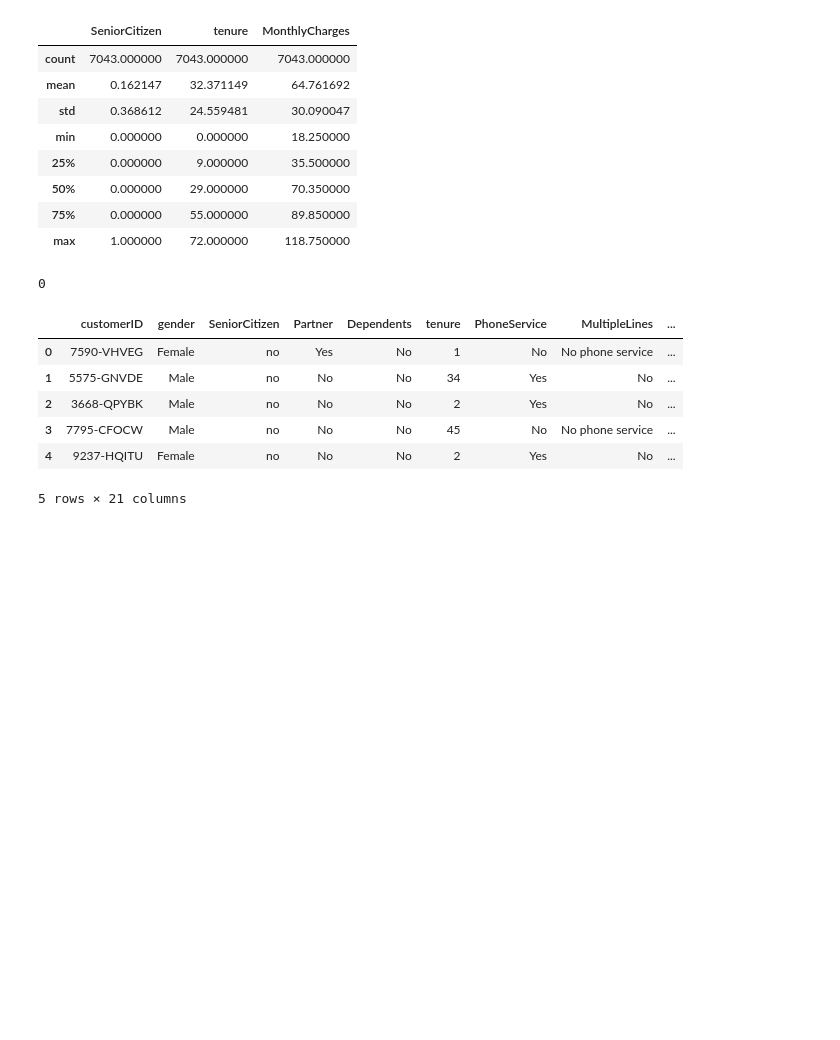
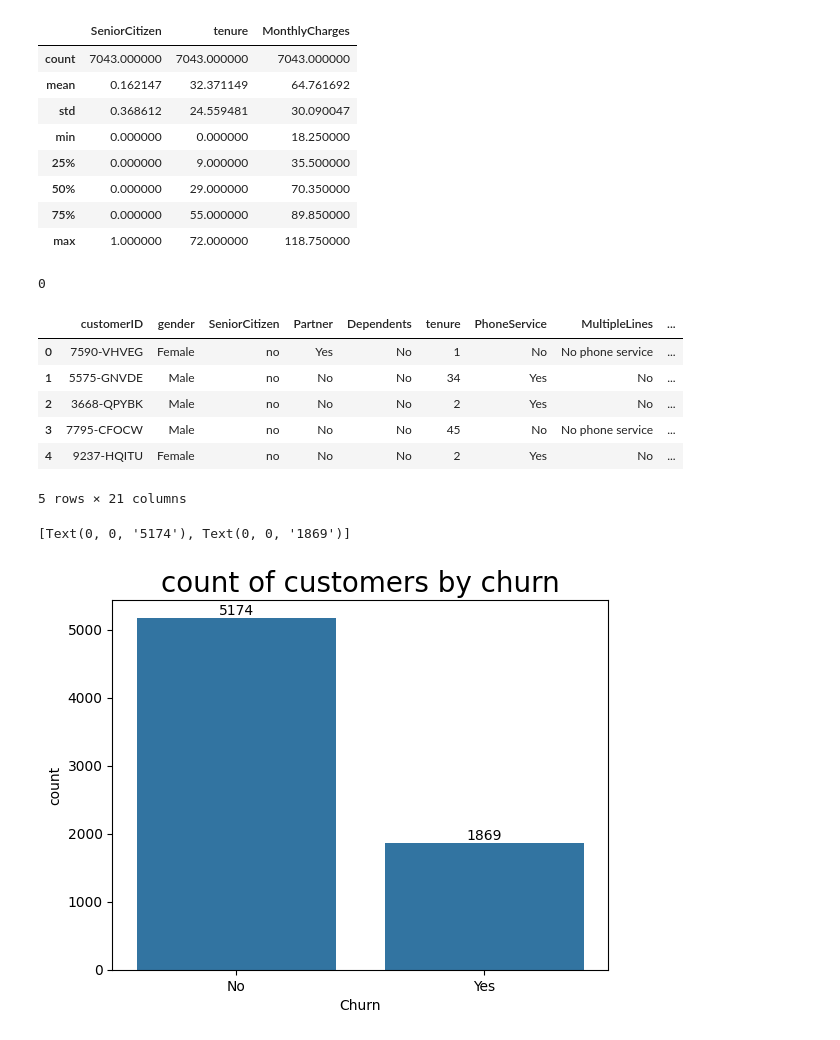
Before and after one commit to nazkisam/DataAnalysisTelecom, a Jupyter notebook: exploration.ipynb, the cells around one changed output. Drawn from its saved outputs; the diff is of its cells as text; code cells hidden in the pictures; blank space fills up the shorter version.

```diff
--- a/exploration.ipynb
+++ b/exploration.ipynb
@@ -52,3 +52,9 @@ df.isnull()
 | 7041 | False | False | False | False | False | False | False | False | ... |
 | 7042 | False | False | False | False | False | False | False | False | ... |
 7043 rows × 21 columns
+# %%
+df['TotalCharges'] = df['TotalCharges'].replace(" ","0")
+#converting the total charges object to float
+# %%
+df['TotalCharges'] = df['TotalCharges'].astype("float")
+df.info()
@@ -92,3 +117,12 @@ df.head()
 | 3 | 7795-CFOCW | Male | no | No | No | 45 | No | No phone service | ... |
 | 4 | 9237-HQITU | Female | no | No | No | 2 | Yes | No | ... |
 5 rows × 21 columns
+# %%
+#plotting the yes and no values in the churn column
+churnCount = sns.countplot(x = df["Churn"] , data = df )
+plt.title("count of customers by churn", fontsize= 20
+)
+churnCount.bar_label(churnCount.containers[0])
+# %% [output]
+[Text(0, 0, '5174'), Text(0, 0, '1869')]
+[figure, added]
```
Also changed, not shown: parts of 8 cells of this notebook.
